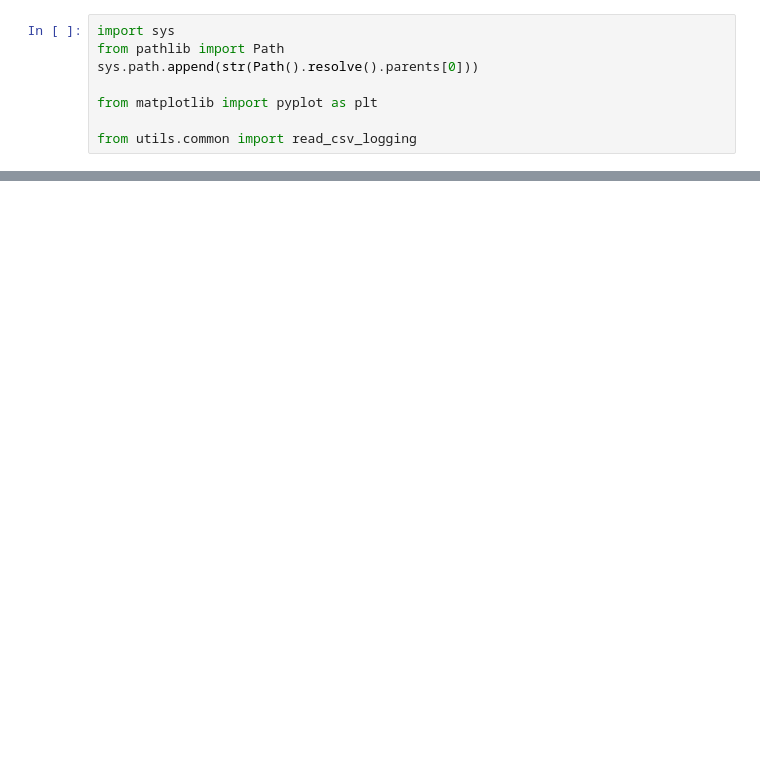
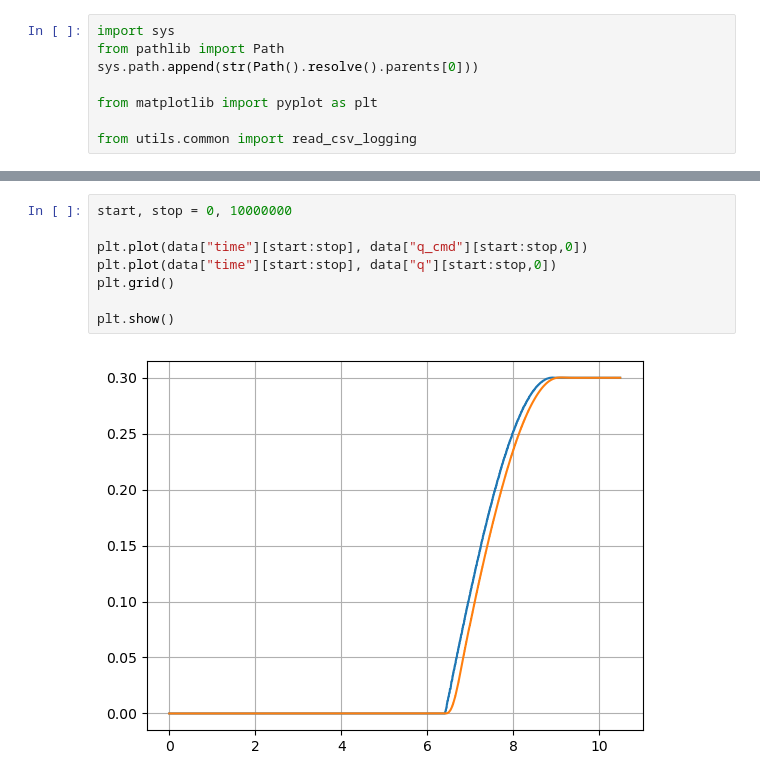
Before and after one commit to AlexanderWegenerRobotics/teleop-simulator, a Jupyter notebook: analysis/notebooks/read_logging.ipynb, the cells around one changed output, grey strips where cells are left out. Drawn from its saved outputs; the diff is of its cells as text; blank space fills up the shorter version.

```diff
--- a/analysis/notebooks/read_logging.ipynb
+++ b/analysis/notebooks/read_logging.ipynb
@@ -23,0 +23,10 @@ plt.show()
+# %%
+start, stop = 0, 10000000
+
+plt.plot(data["time"][start:stop], data["q_cmd"][start:stop,0])
+plt.plot(data["time"][start:stop], data["q"][start:stop,0])
+plt.grid()
+
+plt.show()
+# %% [output]
+[figure, added]
```
Also changed, not shown: parts of 5 cells of this notebook, 11 other files.
